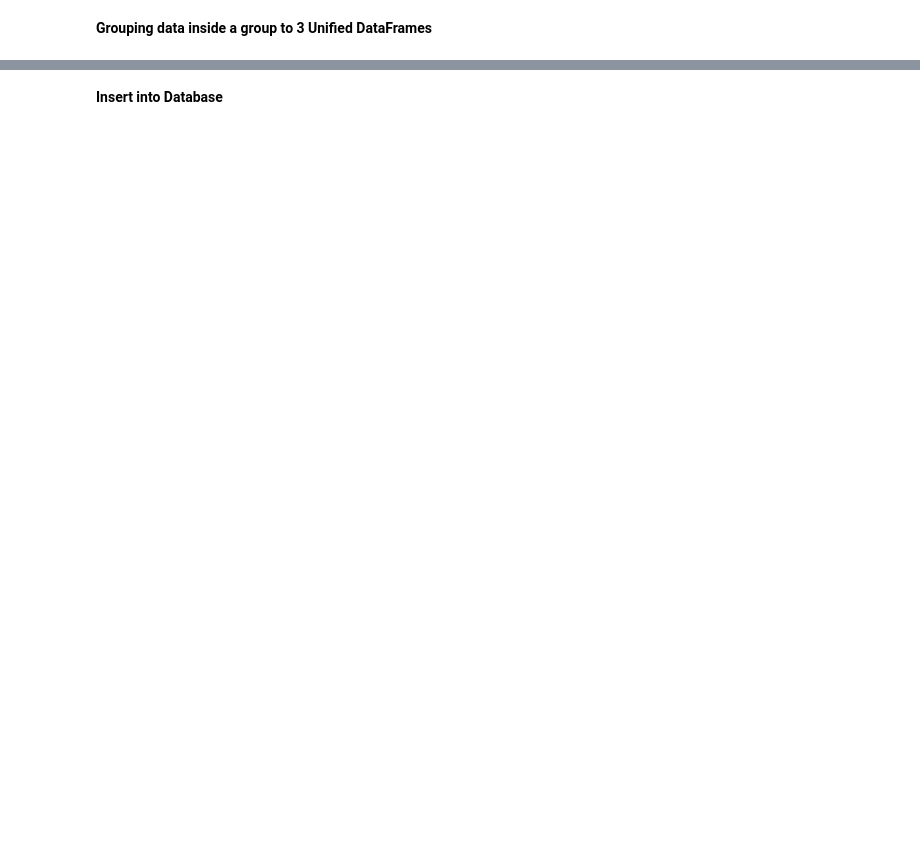
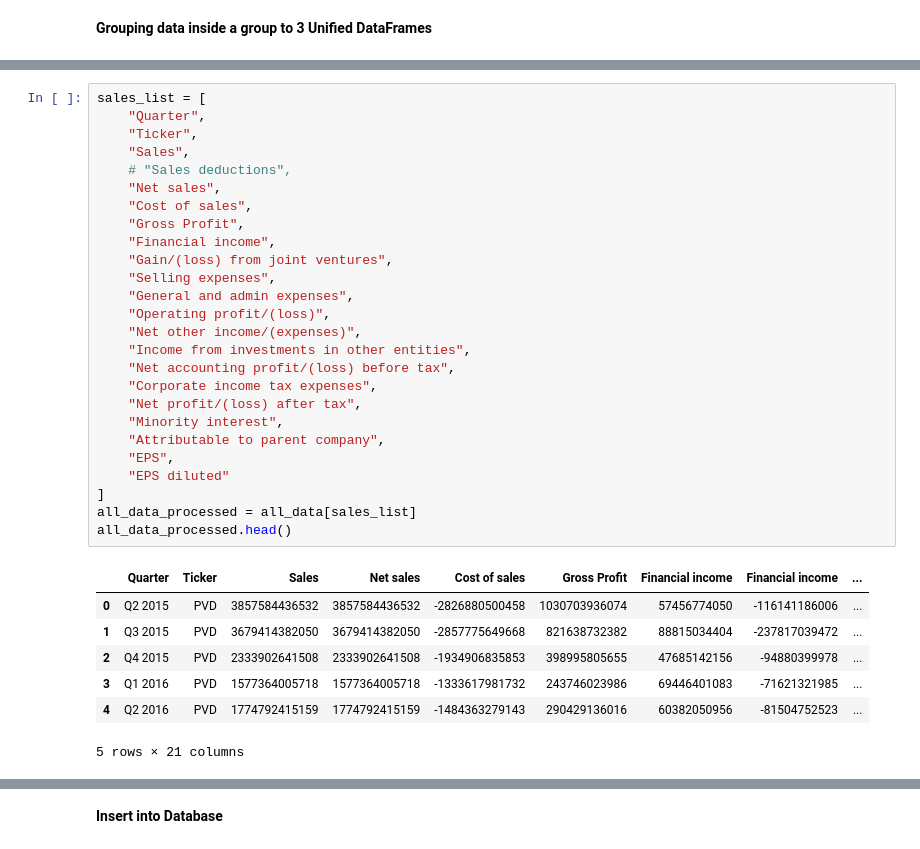
Before and after one commit to tranthanhbinh1/stock-recommendation-system, a Jupyter notebook: test.ipynb, the cells around one changed output, grey strips where cells are left out. Saved outputs shown, nothing was run; the diff lists cells and outputs as text; blank space fills up the shorter version.

```diff
--- a/test.ipynb
+++ b/test.ipynb
@@ -604,0 +605,34 @@ Index(['Short-term investments', 'Inventories', 'Other current assets', 'Cost',
+# %%
+sales_list = [
+    "Quarter",
+    "Ticker",
+    "Sales",
+    # "Sales deductions",
+    "Net sales",
+    "Cost of sales",
+    "Gross Profit",
+    "Financial income",
+    "Gain/(loss) from joint ventures",
+    "Selling expenses",
+    "General and admin expenses",
+    "Operating profit/(loss)",
+    "Net other income/(expenses)",
+    "Income from investments in other entities",
+    "Net accounting profit/(loss) before tax",
+    "Corporate income tax expenses",
+    "Net profit/(loss) after tax",
+    "Minority interest",
+    "Attributable to parent company",
+    "EPS",
+    "EPS diluted"
+]
+all_data_processed = all_data[sales_list]
+all_data_processed.head()
+# %% [output]
+|  | Quarter | Ticker | Sales | Net sales | Cost of sales | Gross Profit | Financial income | Financial income | ... |
+| 0 | Q2 2015 | PVD | 3857584436532 | 3857584436532 | -2826880500458 | 1030703936074 | 57456774050 | -116141186006 | ... |
+| 1 | Q3 2015 | PVD | 3679414382050 | 3679414382050 | -2857775649668 | 821638732382 | 88815034404 | -237817039472 | ... |
+| 2 | Q4 2015 | PVD | 2333902641508 | 2333902641508 | -1934906835853 | 398995805655 | 47685142156 | -94880399978 | ... |
+| 3 | Q1 2016 | PVD | 1577364005718 | 1577364005718 | -1333617981732 | 243746023986 | 69446401083 | -71621321985 | ... |
+| 4 | Q2 2016 | PVD | 1774792415159 | 1774792415159 | -1484363279143 | 290429136016 | 60382050956 | -81504752523 | ... |
+5 rows × 21 columns
```
Also changed, not shown: parts of 11 cells of this notebook, 2 other files.
